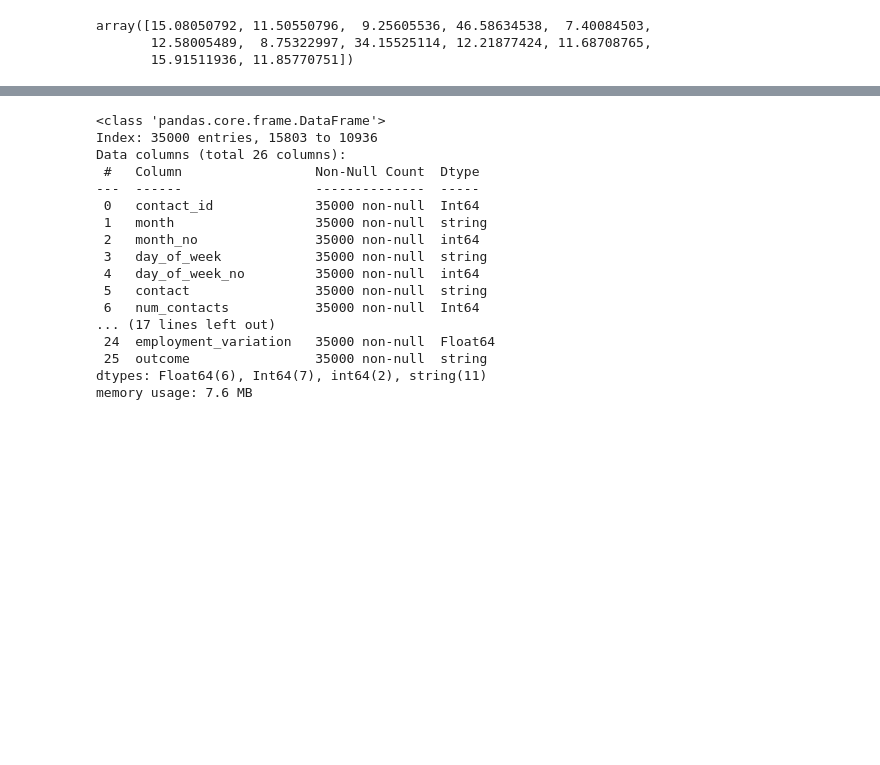
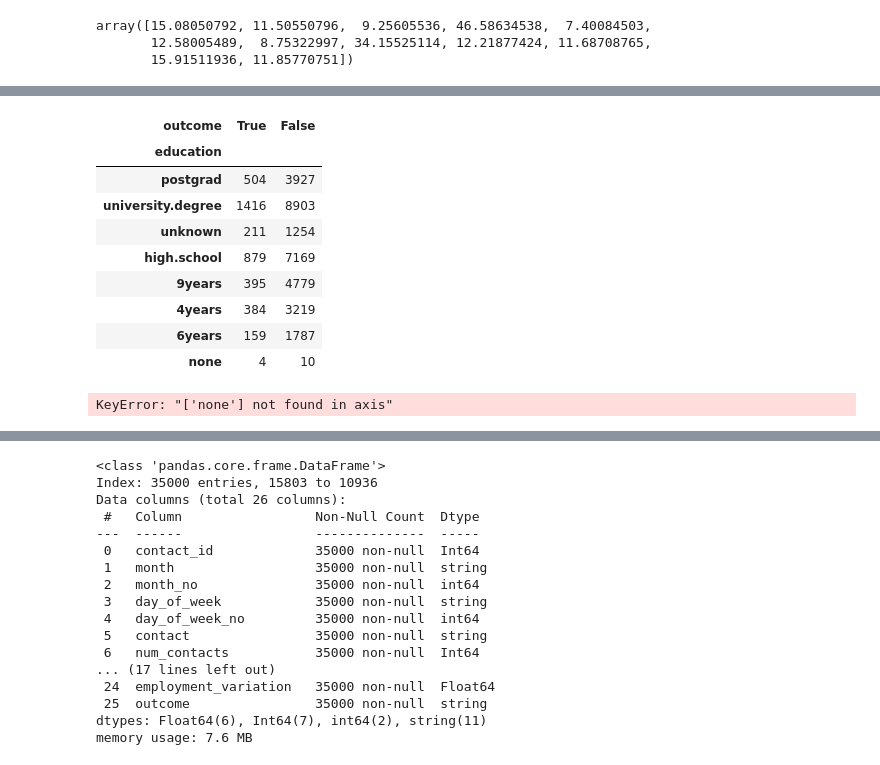
Before and after one commit to krasvachev/Data-Science-Case-Study, a Jupyter notebook: LittleBank_case_study.ipynb, the cells around one changed output, grey strips where cells are left out. Cells and saved outputs as stored; diff of their text form; code cells hidden in the pictures; blank space fills up the shorter version.

```diff
--- a/LittleBank_case_study.ipynb
+++ b/LittleBank_case_study.ipynb
@@ -1241,0 +1255,21 @@ df_jobs_outcome_f = df_tr[df_tr["outcome"] == "False"].pivot_table(values = "out
+# %%
+df_education = df_tr.pivot_table(index = "education",
+                                 columns = "outcome",
+                                 aggfunc = "size",
+                                 sort = False)
+df_education
+# %% [output]
+| outcome | True | False |
+| education |  |  |
+| postgrad | 504 | 3927 |
+| university.degree | 1416 | 8903 |
+| unknown | 211 | 1254 |
+| high.school | 879 | 7169 |
+| 9years | 395 | 4779 |
+| 4years | 384 | 3219 |
+| 6years | 159 | 1787 |
+| none | 4 | 10 |
+# %%
+df_education.drop(index="none", inplace=True)
+# %% [output]
+KeyError: "['none'] not found in axis"
```
Also changed, not shown: parts of 28 cells of this notebook, 1 other file.
